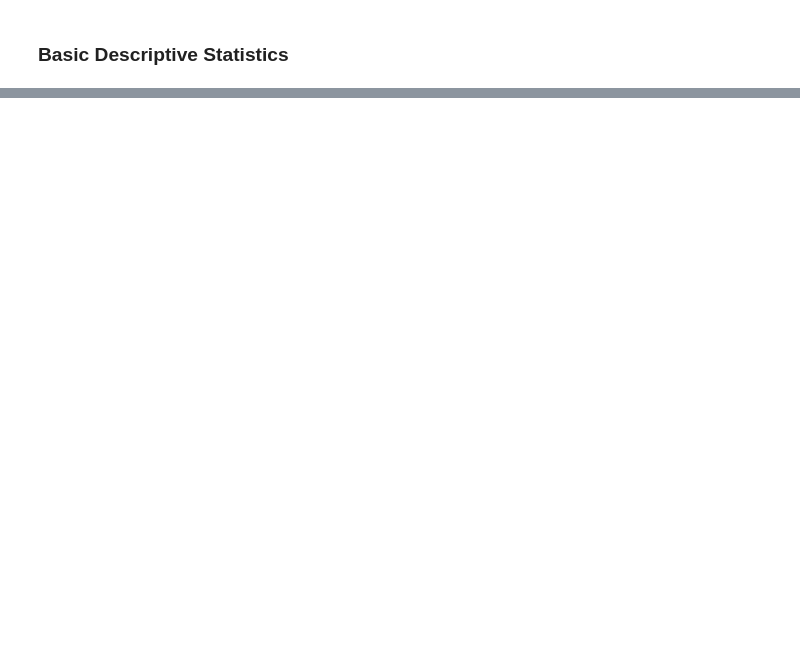
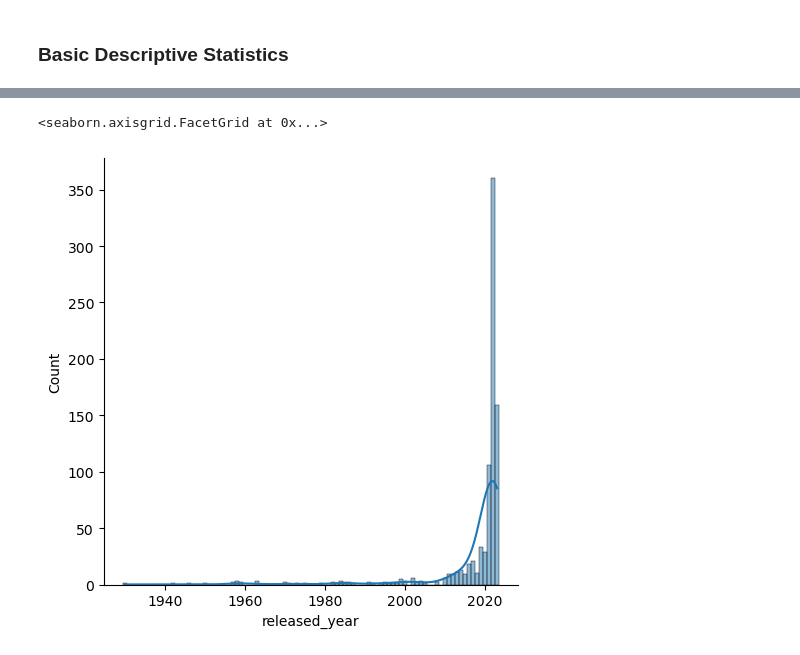
Before and after one commit to Angel0po/EDA_BON-AO, a Jupyter notebook: EDA_BON-AO.ipynb, the cells around one changed output, grey strips where cells are left out. Cells and saved outputs as stored; diff of their text form; code cells hidden in the pictures; blank space fills up the shorter version.

```diff
--- a/EDA_BON-AO.ipynb
+++ b/EDA_BON-AO.ipynb
@@ -379,0 +378,8 @@ memory usage: 157.1+ KB
+# %%
+sns.displot(df_spotify, x='released_year', kde=True, discrete=True)
+# Bins make it so that it zooms in to the bar values
+# kde or Kernel density estimation makes it so that the trend is of the values is easily more identifiable
+# The kde is also smooth which suggest a direct correlation
+# %% [output]
+<seaborn.axisgrid.FacetGrid at 0x...>
+[figure, added]
```
Also changed, not shown: parts of 38 cells of this notebook.
